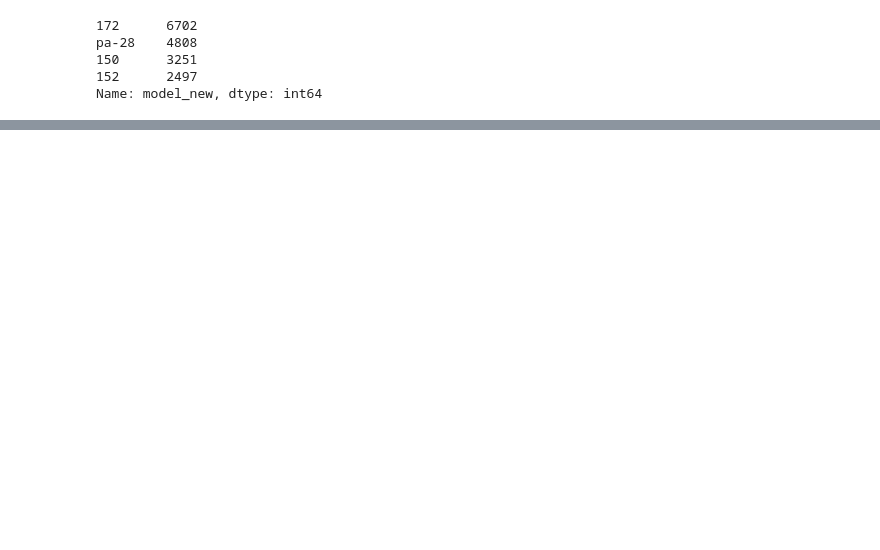
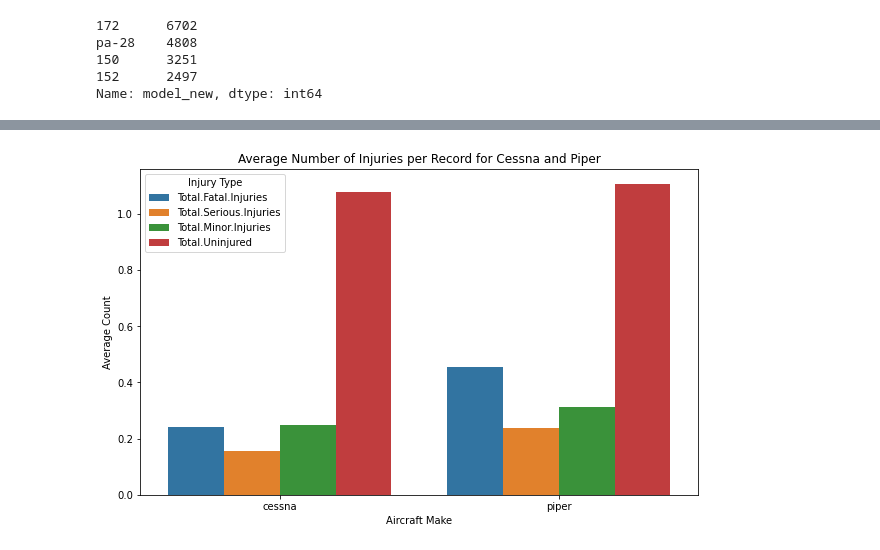
Before and after one commit to DJhesi/airplane-analysis, a Jupyter notebook: EDA_Final.ipynb, the cells around one changed output, grey strips where cells are left out. Cells and saved outputs as stored; diff of their text form; code cells hidden in the pictures; blank space fills up the shorter version.

```diff
--- a/EDA_Final.ipynb
+++ b/EDA_Final.ipynb
@@ -691,0 +641,28 @@ memory usage: 4.5+ MB
+# %%
+
+make_column = 'Make'
+fatal_injuries_column = 'Total.Fatal.Injuries'
+serious_injuries_column = 'Total.Serious.Injuries'
+minor_injuries_column = 'Total.Minor.Injuries'
+uninjured_column = 'Total.Uninjured'
+
+# Group by 'Make' and calculate the average count of injuries per record
+grouped_df = planes_of_interest.groupby(make_column).agg({
+    fatal_injuries_column: 'mean',
+    serious_injuries_column: 'mean',
+    minor_injuries_column: 'mean',
+    uninjured_column: 'mean'
+}).reset_index()
+
+# Melt the DataFrame for easier plotting
+melted_df = pd.melt(grouped_df, id_vars=[make_column], var_name='Injury Type', value_name='Average Count')
+
+# Create a bar chart
+plt.figure(figsize=(10, 6))
+sns.barplot(x=make_column, y='Average Count', hue='Injury Type', data=melted_df)
+plt.title('Average Number of Injuries per Record for Cessna and Piper')
+plt.xlabel('Aircraft Make')
+plt.ylabel('Average Count')
+plt.show()
+# %% [output]
+[figure, added]
```
Also changed, not shown: parts of 68 cells of this notebook, 5 other files.
